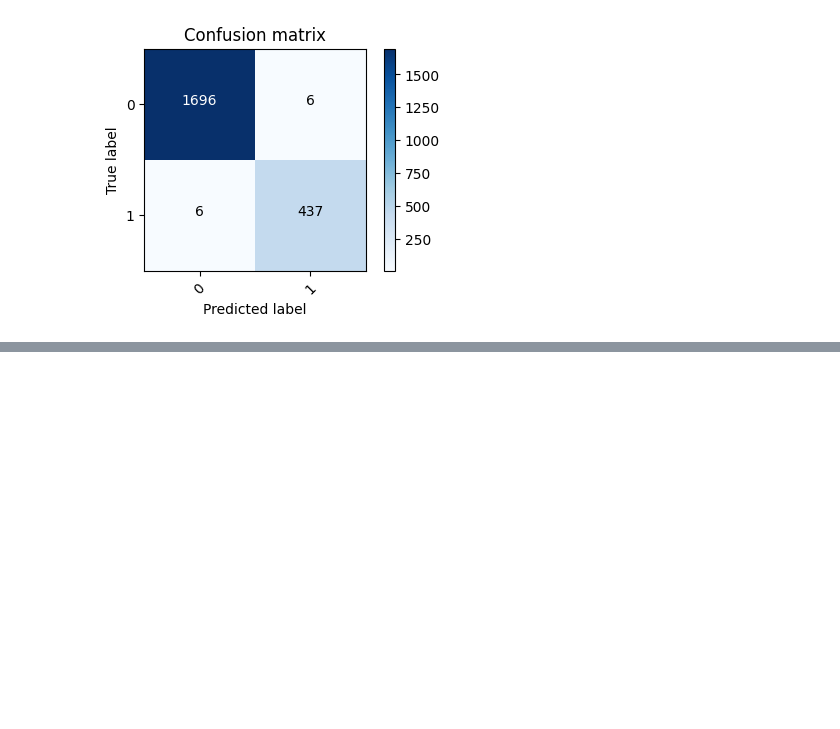
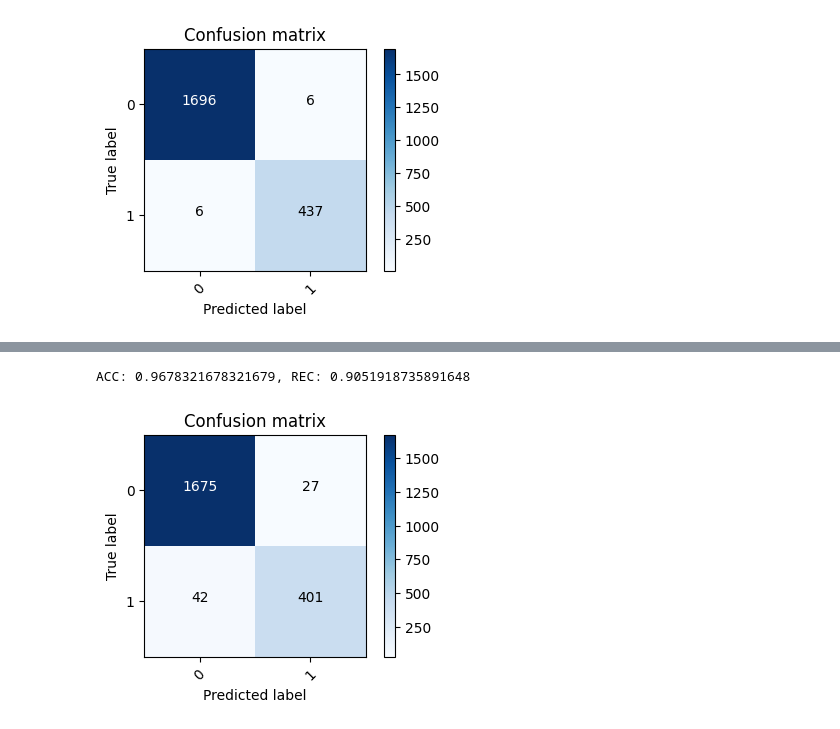
Before and after one commit to robfairh/portfolio_projects, a Jupyter notebook: MachineLearning/ThesisSimplifiedModel.ipynb, the cells around one changed output, grey strips where cells are left out. Saved outputs shown, nothing was run; the diff lists cells and outputs as text; code cells hidden in the pictures; blank space fills up the shorter version.

Commit message:
completed ThesisSimplifiedModel

```diff
--- a/MachineLearning/ThesisSimplifiedModel.ipynb
+++ b/MachineLearning/ThesisSimplifiedModel.ipynb
@@ -275,7 +283,7 @@ xdata.head()
 | 3 | 2698.0 | 225.94 | 921 | 10000000.0 | 80 |
 | 4 | 2698.0 | 225.94 | 921 | 10000000.0 | 100 |
 # %%
-ydata = df_data[[f'T{i}' for i in range(len(time0))]]
+ydata = df_data[[f'T{i}' for i in range(len(df_time))]]
 ydata = ydata.max(axis=1)
 ydata.head()
 # %% [output]
@@ -333,3 +341,11 @@ plot_confusion_matrix(ytest, yhat, figname='cnfm', save=False)
 # %% [output]
 ACC: 0.9944055944055944, REC: 0.9864559819413092
 [figure]
+# %%
+# RF
+model = RandomForestClassifier()
+model.fit(norm_xtrain, ytrain[:, 0])
+
+yhat = model.predict(norm_xtest)
+calc_metrics(ytest, yhat)
+plot_confusion_matrix(ytest, yhat, figname='cnfm', save=False)
@@ -335,0 +355,11 @@ ACC: 0.9944055944055944, REC: 0.9864559819413092
+# %%
+# LogReg
+model = LogisticRegression(solver='liblinear')
+model.fit(norm_xtrain, ytrain[:, 0])
+
+yhat = model.predict(norm_xtest)
+calc_metrics(ytest, yhat)
+plot_confusion_matrix(ytest, yhat, figname='cnfm', save=False)
+# %% [output]
+ACC: 0.9678321678321679, REC: 0.9051918735891648
+[figure, added]
```
Also changed, not shown: parts of 8 cells of this notebook.
